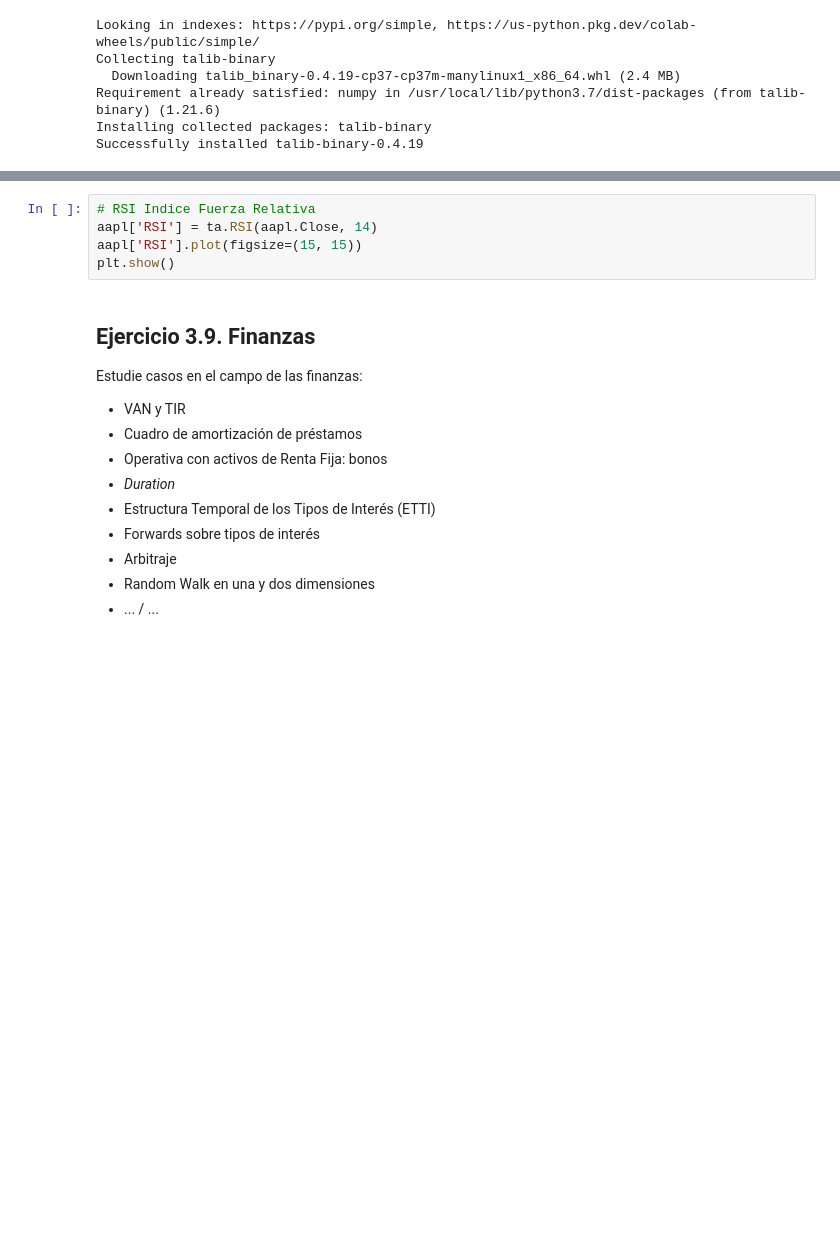
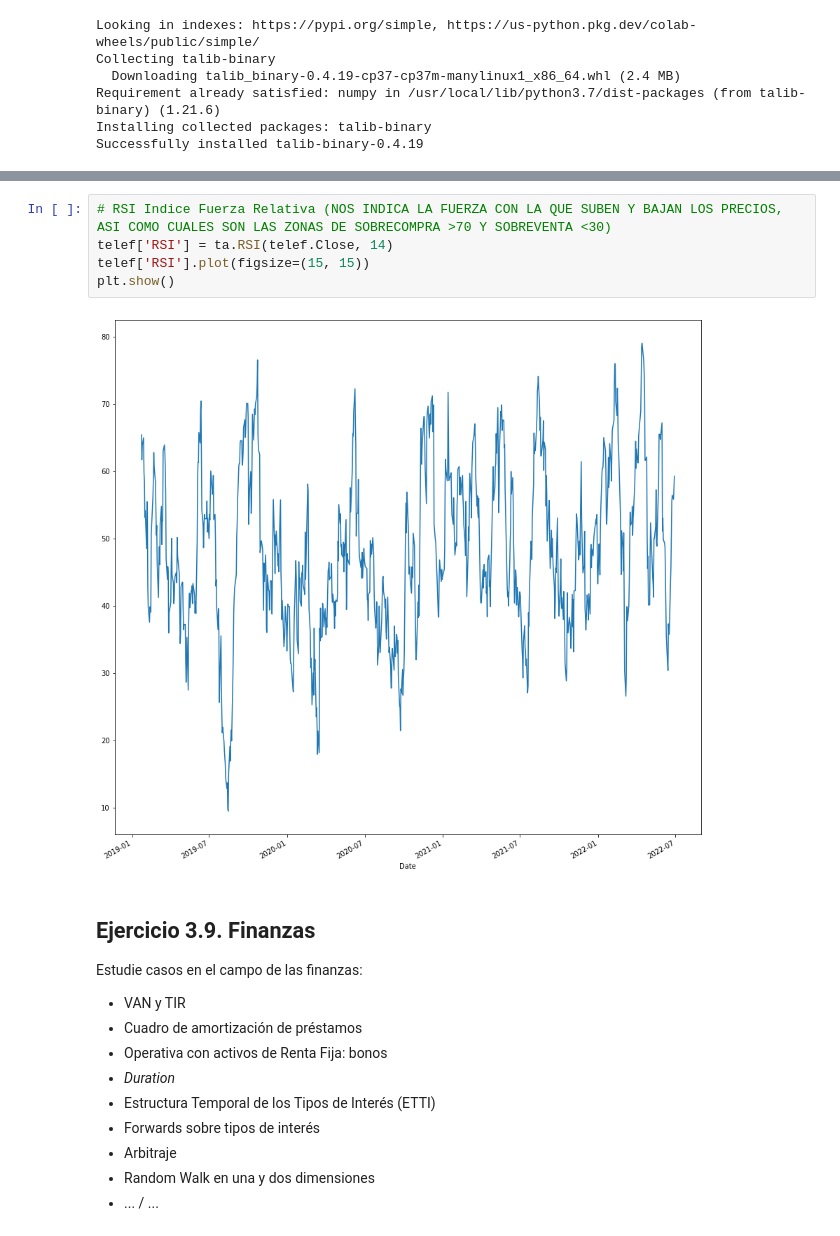
Before and after one commit to vadillo87/EJERCICIOS-QUINCENA-1, a Jupyter notebook: practicas/practica3.ipynb, the cells around one changed output, grey strips where cells are left out. Cells and saved outputs as stored; diff of their text form; blank space fills up the shorter version.

```diff
--- a/practicas/practica3.ipynb
+++ b/practicas/practica3.ipynb
@@ -289,8 +296,10 @@ plt.show()
 # %%
-# RSI Indice Fuerza Relativa
-aapl['RSI'] = ta.RSI(aapl.Close, 14)
-aapl['RSI'].plot(figsize=(15, 15))
+# RSI Indice Fuerza Relativa (NOS INDICA LA FUERZA CON LA QUE SUBEN Y BAJAN LOS PRECIOS, ASI COMO CUALES SON LAS ZONAS DE SOBRECOMPRA >70 Y SOBREVENTA <30)
+telef['RSI'] = ta.RSI(telef.Close, 14)
+telef['RSI'].plot(figsize=(15, 15))
 plt.show()
+# %% [output]
+[figure, added]
 # %% [markdown]
 ## Ejercicio 3.9. Finanzas
 Estudie casos en el campo de las finanzas:
```
Also changed, not shown: parts of 13 cells of this notebook.
